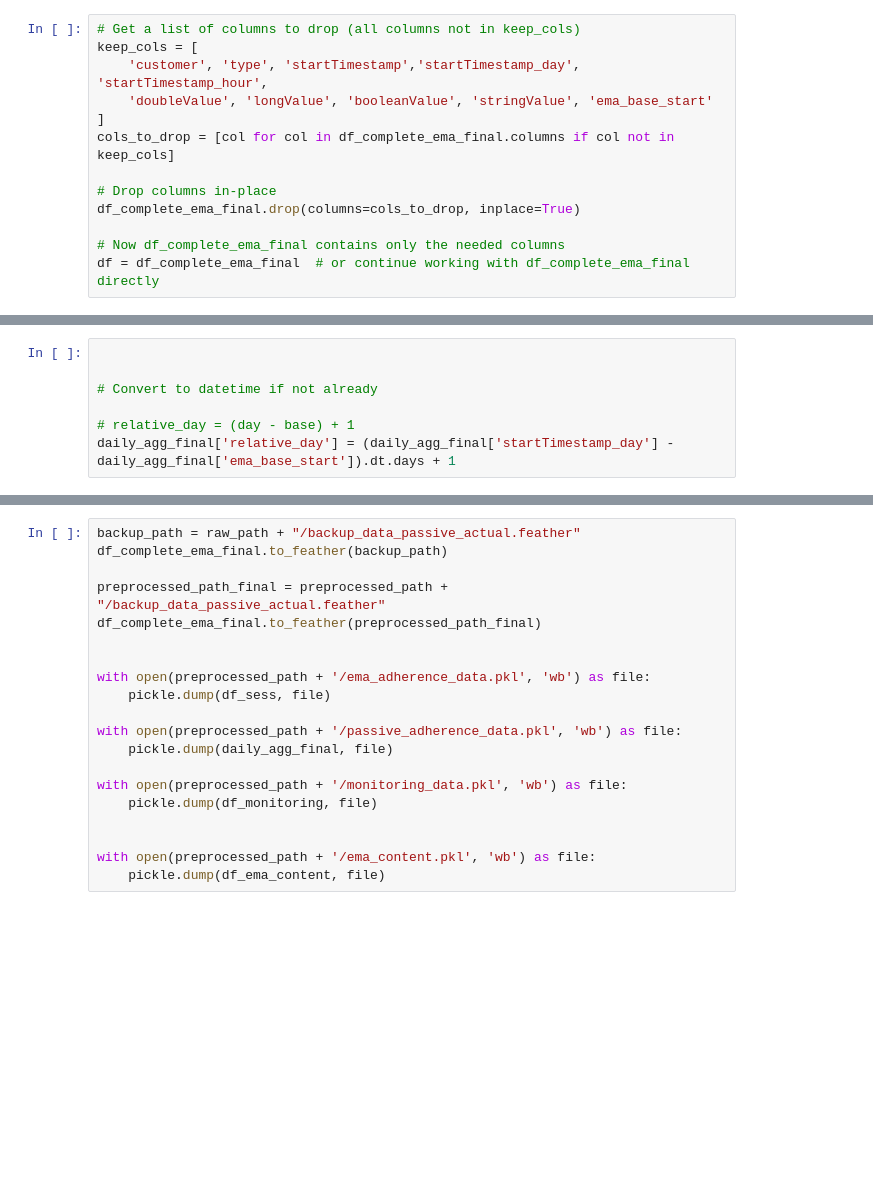
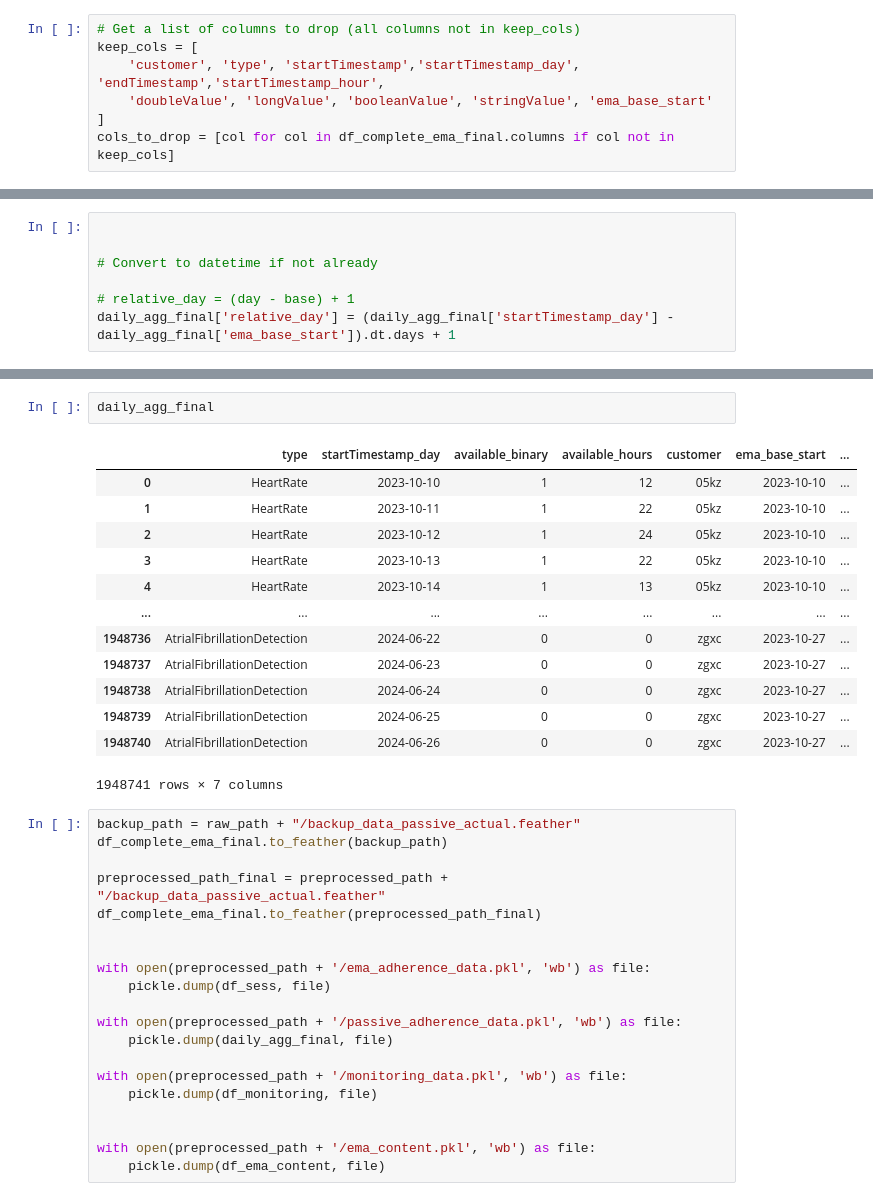
Before and after one commit to leona-ha/preact_digital, a Jupyter notebook: notebooks/01_Data_Preprocess.ipynb, the cells around one changed output, grey strips where cells are left out. Cells and saved outputs as stored; diff of their text form; blank space fills up the shorter version.

```diff
--- a/notebooks/01_Data_Preprocess.ipynb
+++ b/notebooks/01_Data_Preprocess.ipynb
@@ -462,13 +514,7 @@ df_complete_ema_final['longValue'] = pd.to_numeric(df_complete_ema_final['longVa
 # %%
 # Get a list of columns to drop (all columns not in keep_cols)
 keep_cols = [
-    'customer', 'type', 'startTimestamp','startTimestamp_day', 'startTimestamp_hour',
+    'customer', 'type', 'startTimestamp','startTimestamp_day', 'endTimestamp','startTimestamp_hour',
     'doubleValue', 'longValue', 'booleanValue', 'stringValue', 'ema_base_start'
 ]
 cols_to_drop = [col for col in df_complete_ema_final.columns if col not in keep_cols]
-
-# Drop columns in-place
-df_complete_ema_final.drop(columns=cols_to_drop, inplace=True)
-
-# Now df_complete_ema_final contains only the needed columns
-df = df_complete_ema_final  # or continue working with df_complete_ema_final directly
@@ -657,3 +732,19 @@ print(f"Memory usage: {memory_usage_tb:.2f} TB")
+# %%
+daily_agg_final
+# %% [output]
+|  | type | startTimestamp_day | available_binary | available_hours | customer | ema_base_start | ... |
+| 0 | HeartRate | 2023-10-10 | 1 | 12 | 05kz | 2023-10-10 | ... |
+| 1 | HeartRate | 2023-10-11 | 1 | 22 | 05kz | 2023-10-10 | ... |
+| 2 | HeartRate | 2023-10-12 | 1 | 24 | 05kz | 2023-10-10 | ... |
+| 3 | HeartRate | 2023-10-13 | 1 | 22 | 05kz | 2023-10-10 | ... |
+| 4 | HeartRate | 2023-10-14 | 1 | 13 | 05kz | 2023-10-10 | ... |
+| ... | ... | ... | ... | ... | ... | ... | ... |
+| 1948736 | AtrialFibrillationDetection | 2024-06-22 | 0 | 0 | zgxc | 2023-10-27 | ... |
+| 1948737 | AtrialFibrillationDetection | 2024-06-23 | 0 | 0 | zgxc | 2023-10-27 | ... |
+| 1948738 | AtrialFibrillationDetection | 2024-06-24 | 0 | 0 | zgxc | 2023-10-27 | ... |
+| 1948739 | AtrialFibrillationDetection | 2024-06-25 | 0 | 0 | zgxc | 2023-10-27 | ... |
+| 1948740 | AtrialFibrillationDetection | 2024-06-26 | 0 | 0 | zgxc | 2023-10-27 | ... |
+1948741 rows × 7 columns
 # %%
 backup_path = raw_path + "/backup_data_passive_actual.feather"
 df_complete_ema_final.to_feather(backup_path)
```
Also changed, not shown: parts of 13 cells of this notebook, 1 other file.
